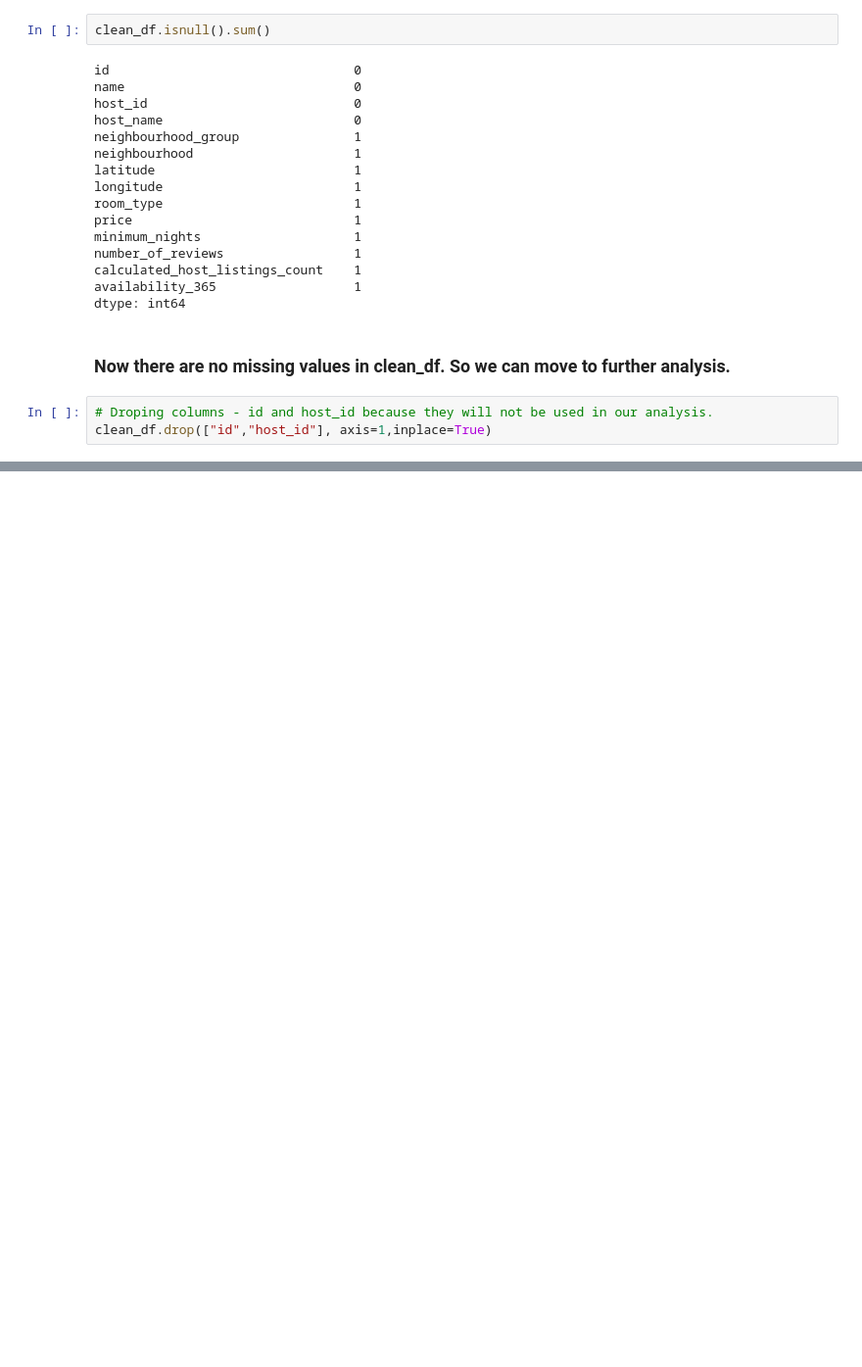
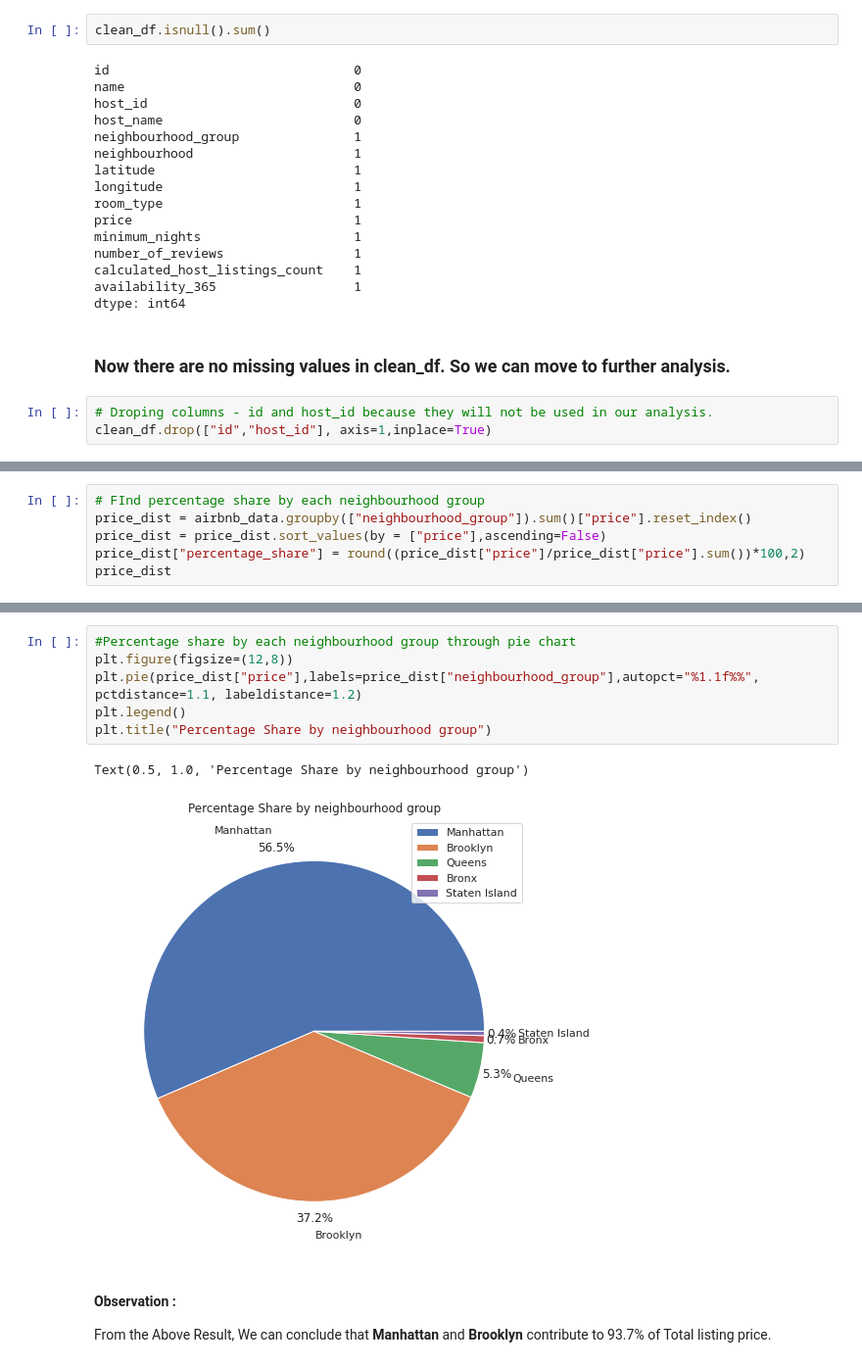
Before and after one commit to KaustubhDhurve/Capstone-Project-Airbnb-Data-Analysis, a Jupyter notebook: Airbnb_Bookings_Analysis_Capstone_Project.ipynb, the cells around one changed output, grey strips where cells are left out. Shown: that part at 98% size. Drawn from its saved outputs; the diff is of its cells as text; blank space fills up the shorter version.

Commit message:
Question No. 1) % share of price wrt neighbourhood group

```diff
--- a/Airbnb_Bookings_Analysis_Capstone_Project.ipynb
+++ b/Airbnb_Bookings_Analysis_Capstone_Project.ipynb
@@ -195,0 +198,6 @@ airbnb_data.head()
+# %%
+# FInd percentage share by each neighbourhood group
+price_dist = airbnb_data.groupby(["neighbourhood_group"]).sum()["price"].reset_index()
+price_dist = price_dist.sort_values(by = ["price"],ascending=False)
+price_dist["percentage_share"] = round((price_dist["price"]/price_dist["price"].sum())*100,2)
+price_dist
@@ -195,0 +211,12 @@ airbnb_data.head()
+# %%
+#Percentage share by each neighbourhood group through pie chart
+plt.figure(figsize=(12,8))
+plt.pie(price_dist["price"],labels=price_dist["neighbourhood_group"],autopct="%1.1f%%", pctdistance=1.1, labeldistance=1.2)
+plt.legend()
+plt.title("Percentage Share by neighbourhood group")
+# %% [output]
+Text(0.5, 1.0, 'Percentage Share by neighbourhood group')
+[figure, added]
+# %% [markdown]
+#### **Observation :**
+From the Above Result, We can conclude that **Manhattan** and **Brooklyn** contribute to 93.7% of Total listing price.
```
Also changed, not shown: parts of 4 cells of this notebook.
